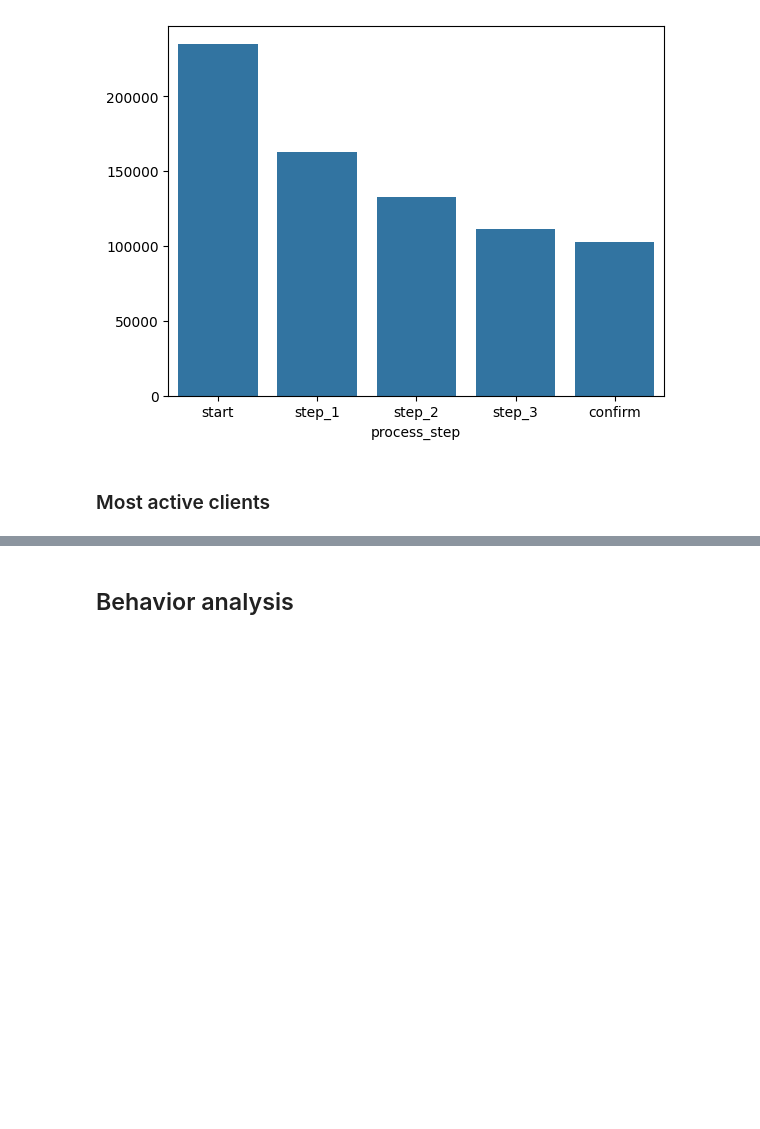
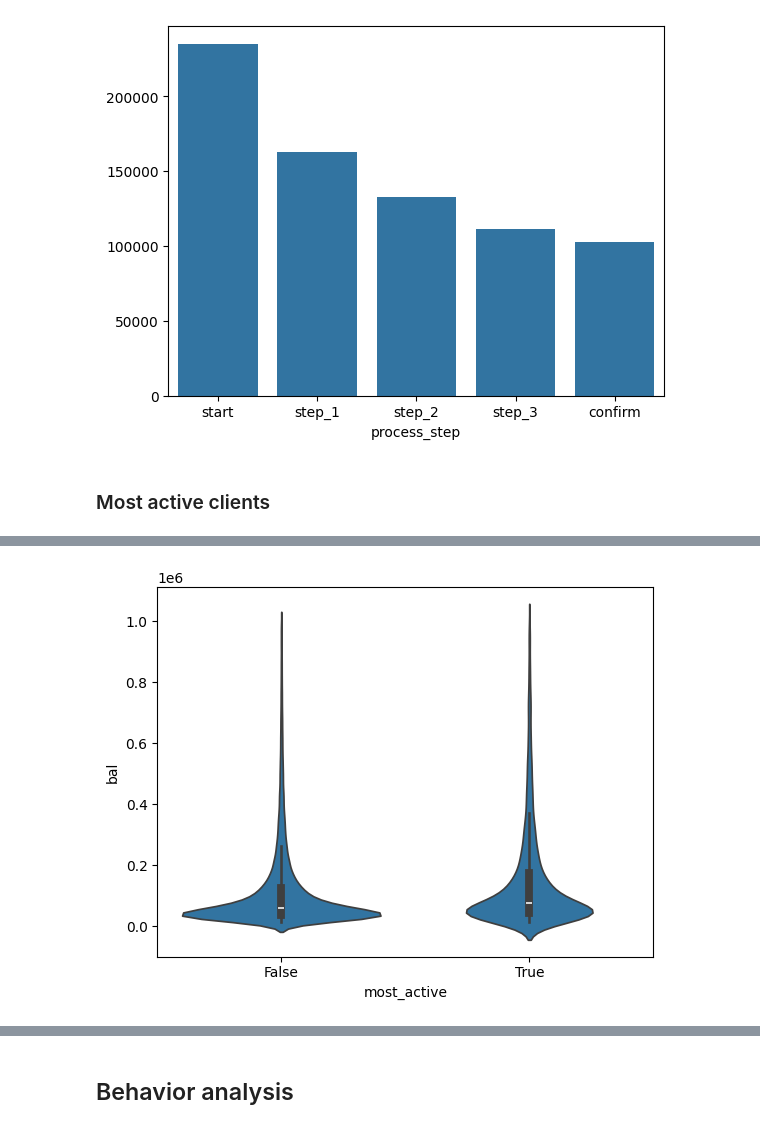
Before and after one commit to almudenamcastro/ironhack-w5-EDA, a Jupyter notebook: notebooks/main.ipynb, the cells around one changed output, grey strips where cells are left out. Drawn from its saved outputs; the diff is of its cells as text; code cells hidden in the pictures; blank space fills up the shorter version.

```diff
--- a/notebooks/main.ipynb
+++ b/notebooks/main.ipynb
@@ -436,0 +329,8 @@ event_counts
+# %%
+# There are very high outliers in balance. We will filter them out to see the distribution
+sns.violinplot(data = clients_events [clients_events['bal'] < 1000000], x='most_active', y='bal')
+plt.show()
+
+# the median balance is higher for most active users.
+# %% [output]
+[figure, added]
```
Also changed, not shown: parts of 31 cells of this notebook.
